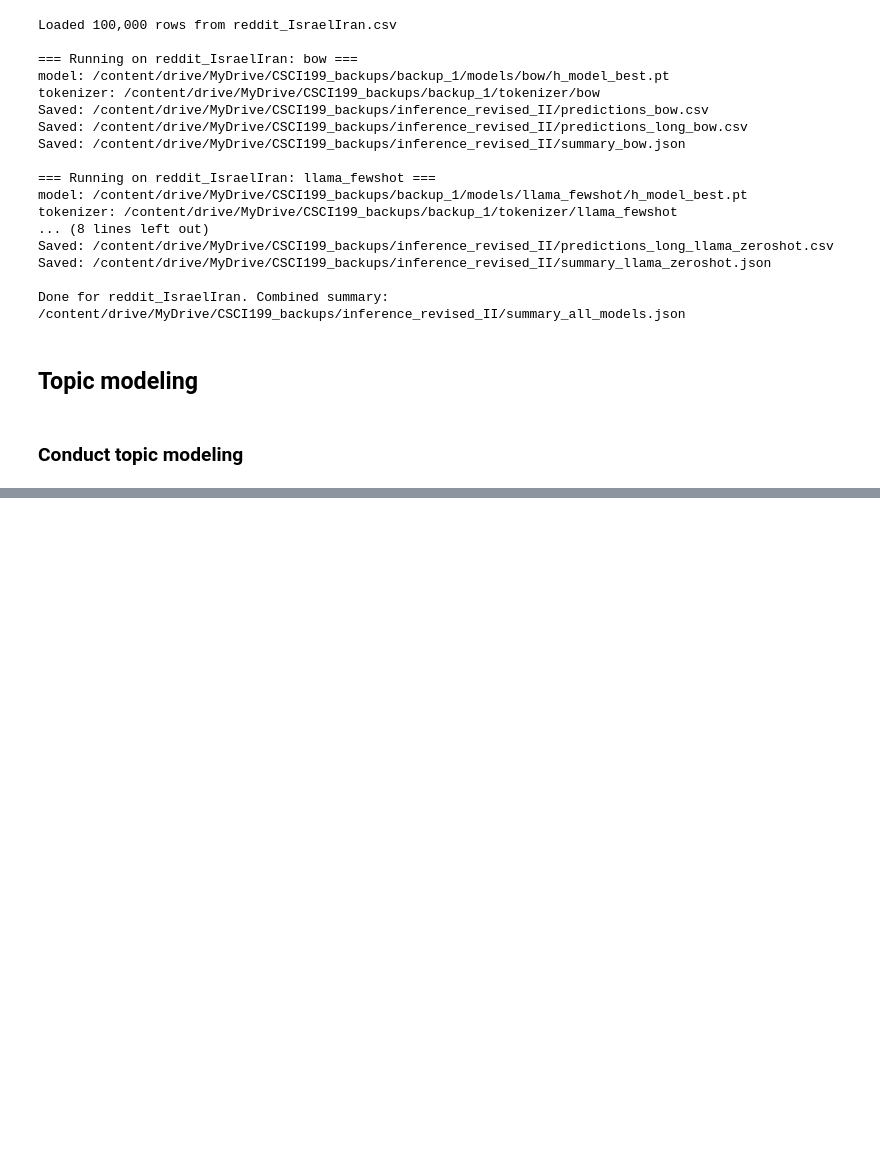
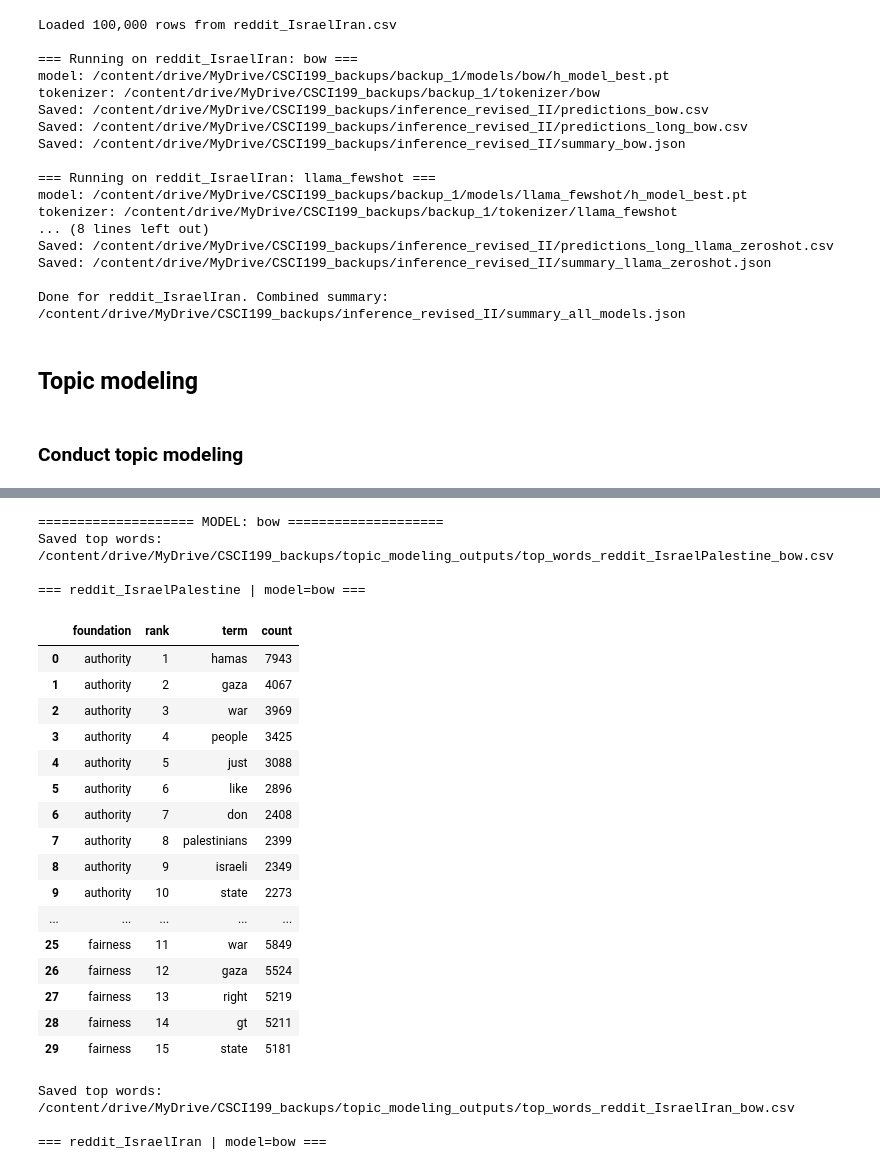
Before and after one commit to Pacozabala/CSCI199.X-workbench, a Jupyter notebook: roberta_experiment.ipynb, the cells around one changed output, grey strips where cells are left out. Cells and saved outputs as stored; diff of their text form; code cells hidden in the pictures; blank space fills up the shorter version.

```diff
--- a/roberta_experiment.ipynb
+++ b/roberta_experiment.ipynb
@@ -953,0 +809,80 @@ Saved overlap: /content/drive/MyDrive/CSCI199_backups/topic_modeling_outputs/ove
+# %%
+ALL_METHODS = ["bow", "llama_fewshot", "llama_zeroshot"]
+
+DATASET_OUTPUTS = [
+    {
+        "dataset_key": "israel_palestine",
+        "dataset_name": "reddit_IsraelPalestine",
+        "out_dir": DRIVE_BACKUPS / "inference_revised_IP",
+    },
+    {
+        "dataset_key": "israel_iran",
+        "dataset_name": "reddit_IsraelIran",
+        "out_dir": DRIVE_BACKUPS / "inference_revised_II",
+    },
+]
+
+TOPIC_DIR = DRIVE_BACKUPS / "topic_modeling_outputs"
+TOPIC_DIR.mkdir(parents=True, exist_ok=True)
+
+# Nested dict structure:
+# model_outputs_by_method[method][dataset_key] = tidy top-words DataFrame
+model_outputs_by_method = {}
+
+for model_method in ALL_METHODS:
+    print(f"\n==================== MODEL: {model_method} ====================")
+    model_outputs = {}
+
+    for d in DATASET_OUTPUTS:
+        dataset_key = d["dataset_key"]
+        dataset_name = d["dataset_name"]
+        out_dir = Path(d["out_dir"])
+
+        long_csv = out_dir / f"predictions_long_{model_method}.csv"
+        if not long_csv.exists():
+            print(f"Skipping {dataset_name} | {model_method}: missing {long_csv}")
+            continue
+
+        long_df = pd.read_csv(long_csv)
+        top_words = top_words_by_foundation_from_long_df(
+            long_df=long_df,
+            top_k=15,
+            min_docs_per_foundation=100,
+            min_df=8,
+            max_df=0.8,
+            ngram_range=(1, 2),
+        )
+
+        out_csv = TOPIC_DIR / f"top_words_{dataset_name}_{model_method}.csv"
+        tidy_df = save_top_words_dict(top_words, out_csv)
+        model_outputs[dataset_key] = tidy_df
+
+        print(f"\n=== {dataset_name} | model={model_method} ===")
+        display(tidy_df.head(30))
+
+    model_outputs_by_method[model_method] = model_outputs
+# %% [output]
+==================== MODEL: bow ====================
+Saved top words: /content/drive/MyDrive/CSCI199_backups/topic_modeling_outputs/top_words_reddit_IsraelPalestine_bow.csv
+
+=== reddit_IsraelPalestine | model=bow ===
+|  | foundation | rank | term | count |
+| 0 | authority | 1 | hamas | 7943 |
+| 1 | authority | 2 | gaza | 4067 |
+| 2 | authority | 3 | war | 3969 |
+| 3 | authority | 4 | people | 3425 |
+| 4 | authority | 5 | just | 3088 |
+| 5 | authority | 6 | like | 2896 |
+| 6 | authority | 7 | don | 2408 |
+| 7 | authority | 8 | palestinians | 2399 |
+| 8 | authority | 9 | israeli | 2349 |
+| 9 | authority | 10 | state | 2273 |
+| ... | ... | ... | ... | ... |
+| 25 | fairness | 11 | war | 5849 |
+| 26 | fairness | 12 | gaza | 5524 |
+| 27 | fairness | 13 | right | 5219 |
+| 28 | fairness | 14 | gt | 5211 |
+| 29 | fairness | 15 | state | 5181 |
+Saved top words: /content/drive/MyDrive/CSCI199_backups/topic_modeling_outputs/top_words_reddit_IsraelIran_bow.csv
+
+=== reddit_IsraelIran | model=bow ===
```
Also changed, not shown: parts of 7 cells of this notebook.
